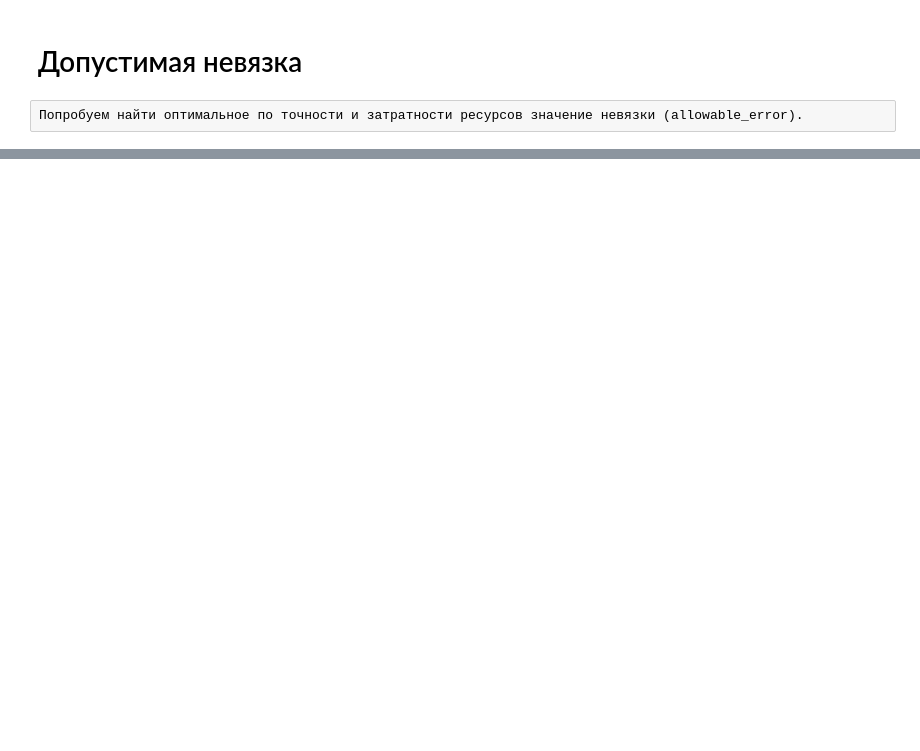
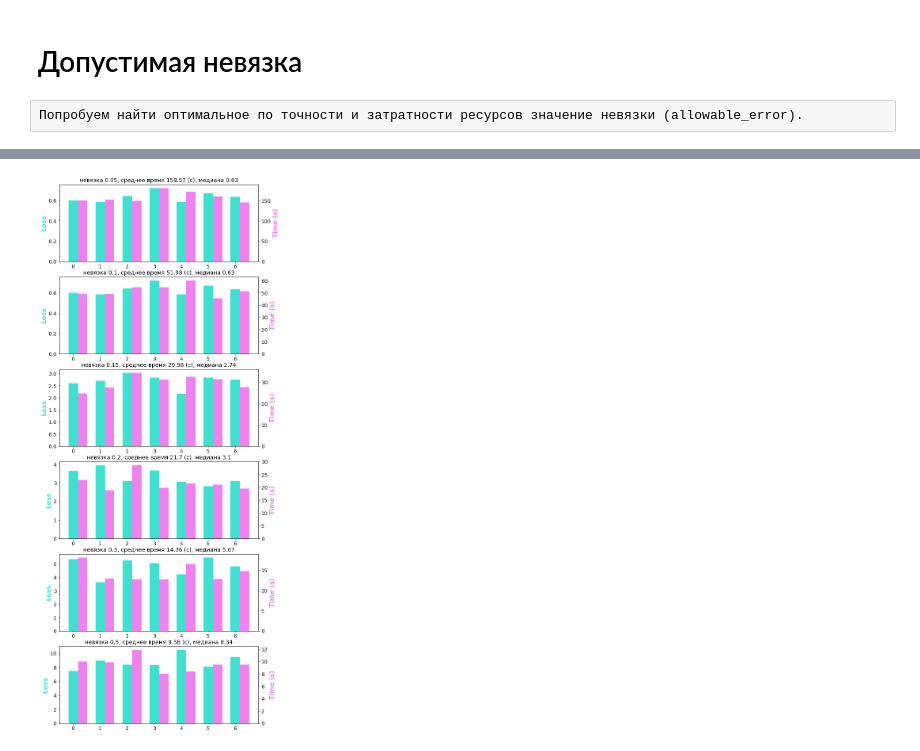
Before and after one commit to vdvorian/quarzWell, a Jupyter notebook: quarz_well_v2_EXPERIMENTS.ipynb, the cells around one changed output, grey strips where cells are left out. Cells and saved outputs as stored; diff of their text form; code cells hidden in the pictures; blank space fills up the shorter version.

```diff
--- a/quarz_well_v2_EXPERIMENTS.ipynb
+++ b/quarz_well_v2_EXPERIMENTS.ipynb
@@ -62,0 +94,6 @@ def get_loss(ideal_list, non_ideal_list):
+# %%
+al_error_ALL = [al_error_005, al_error_005, al_error_015, al_error_02, al_error_03, al_error_05]
+al_error_loss_ALL = [al_error_005_loss, al_error_005_loss, al_error_015_loss,
+                     al_error_02_loss, al_error_03_loss, al_error_05_loss]
+al_error_time_ALL = [al_error_005_time, al_error_01_time, al_error_015_time,
+                     al_error_02_time, al_error_03_time, al_error_05_time]
@@ -62,0 +141,41 @@ def get_loss(ideal_list, non_ideal_list):
+# %%
+def draw_al_error_loss_bar_plot(al_error_ALL, al_error_loss_ALL, al_error_average_time, al_error_median_loss):
+
+    turquoise = '#40E0D0'
+    dark_violet = '#9932CC'
+    violet = '#EE82EE'
+    spring_green = '#00FF7F'
+
+    fig, axes = plt.subplots(nrows = 6, ncols = 1, figsize = (9, 25)) # create matplotlib figure
+
+    for i in range(len(al_error_ALL)):
+
+        #ax = fig.add_subplot(111) # create matplotlib axes
+        axes2 = axes[i].twinx() # create another axes that shares the same x-axis as ax
+
+        width = 0.35
+        axes[i].bar(np.arange(len(al_error_loss_ALL[0])), al_error_loss_ALL[i], width = width, color = turquoise)
+        axes2.bar(np.arange(len(al_error_loss_ALL[0])) + width, al_error_time_ALL[i], width = width, color = violet)
+
+        axes[i].yaxis.label.set_color(turquoise)
+        axes2.yaxis.label.set_color(violet)
+
+        axes[i].set_ylabel("Loss", fontsize = 16, color = turquoise, fontweight = 'bold')
+        axes2.set_ylabel("Time (s)", fontsize = 16, color = violet, fontweight = 'bold')
+
+    axes[0].set_title('невязка 0.05, среднее время {} (с), медиана {}'.format(al_error_average_time[0],
+                      al_error_median_loss[0]), fontsize = 14)
+    axes[1].set_title('невязка 0.1, среднее время {} (с), медиана {}'.format(al_error_average_time[1],
+                      al_error_median_loss[1]), fontsize = 14)
+    axes[2].set_title('невязка 0.15, среднее время {} (с), медиана {}'.format(al_error_average_time[2],
+                      al_error_median_loss[2]), fontsize = 14)
+    axes[3].set_title('невязка 0.2, среднее время {} (с), медиана {}'.format(al_error_average_time[3],
+                      al_error_median_loss[3]), fontsize = 14)
+    axes[4].set_title('невязка 0.3, среднее время {} (с), медиана {}'.format(al_error_average_time[4],
+                      al_error_median_loss[4]), fontsize = 14)
+    axes[5].set_title('невязка 0.5, среднее время {} (с), медиана {}'.format(al_error_average_time[5],
+                      al_error_median_loss[5]), fontsize = 14)
+# %%
+draw_al_error_loss_bar_plot(al_error_ALL, al_error_loss_ALL, al_error_average_time, al_error_median_loss)
+# %% [output]
+[figure, added]
```
Also changed, not shown: parts of 12 cells of this notebook.
